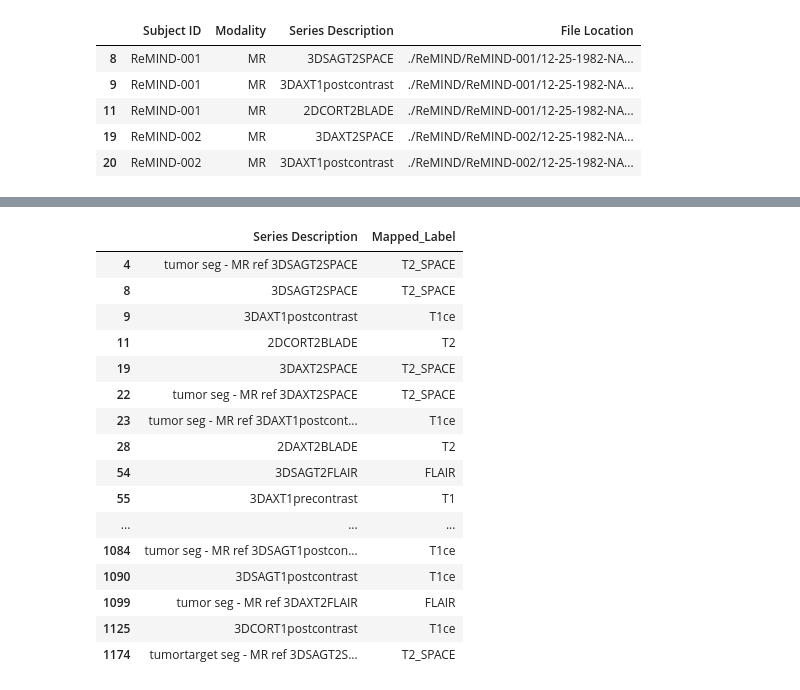
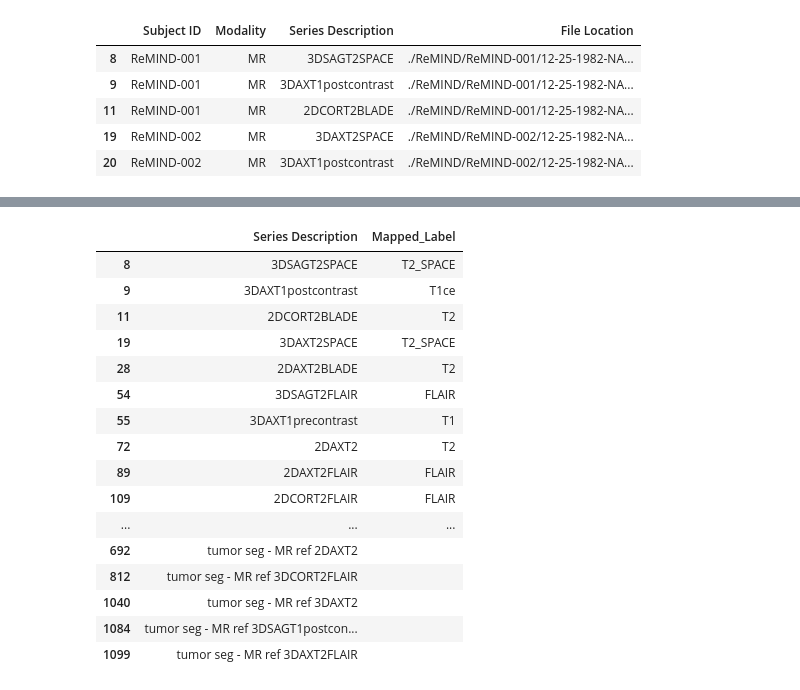
Before and after one commit to merve017/braintumorsegmentation, a Jupyter notebook: BrainSegmentation.ipynb, the cells around one changed output, grey strips where cells are left out. Drawn from its saved outputs; the diff is of its cells as text; code cells hidden in the pictures.

```diff
--- a/BrainSegmentation.ipynb
+++ b/BrainSegmentation.ipynb
@@ -607,0 +636,13 @@ Number of rows: 478
+# %%
+# Iterate through metadata, flagging MRIs that match the reference
+for index, row in metadata_cleaned.iterrows():
+    # Check if it's a tumor segmentation with a valid MRI reference
+    if row['MRI_Ref']:
+        # Find and flag the corresponding MRI entry
+        for i, r in metadata_cleaned.iterrows():
+            # Ensure same patient and the MRI reference matches the Series Description
+            if r['Subject ID'] == row['Subject ID'] and row['MRI_Ref'] in r['Series Description']:
+                metadata_cleaned.at[i, 'Flagged_for_Segmentation'] = True  # Flag the entry
+
+# Fill NaNs for unflagged entries in the new column
+metadata_cleaned['Flagged_for_Segmentation'] = metadata_cleaned['Flagged_for_Segmentation'].fillna(False)
@@ -630,42 +678,46 @@ metadata2[metadata2['Modality'] == 'MR'].groupby('Series Description').count()
 # %%
 def map_series_to_label(series_description):
-    # Convert to lower case for consistent comparison
-    series_description = series_description.lower()
+    series_description = series_description.lower()  # Convert to lower case
+
+    # Exclude conditions like 'tumor seg'
+    if 'tumor seg' in series_description:
+        return ''  # or return 'Exclude' or similar to indicate it should be excluded
 
     if "t1" in series_description and "postcontrast" in series_description:
-        return 'T1ce'  # T1 post-contrast
+        return 'T1ce'
     elif "t1" in series_description:
-        return 'T1'  # T1 (assuming no further distinction needed)
+        return 'T1'
     elif "t2" in series_description and "flair" in series_description:
-        return 'FLAIR'  # T2 FLAIR
+        return 'FLAIR'
     elif "t2" in series_description and "space" in series_description:
-        return 'T2_SPACE'  # T2 SPACE
+        return 'T2_SPACE'
     elif "t2" in series_description:
-        return 'T2'  # T2
+        return 'T2'
     else:
         return 'Other'  # Catch-all for any other series descriptions
 
+
 # Apply the mapping function to your metadata
-metadata2['Mapped_Label'] = metadata2['Series Description'].apply(map_series_to_label)
+metadata_cleaned['Mapped_Label'] = metadata_cleaned['Series Description'].apply(map_series_to_label)
 
 # Display the distinct mappings
-distinct_mappings = metadata2[['Series Description', 'Mapped_Label']].drop_duplicates()
+distinct_mappings = metadata_cleaned[['Series Description', 'Mapped_Label']].drop_duplicates()
 distinct_mappings
 # %% [output]
 |  | Series Description | Mapped_Label |
-| 4 | tumor seg - MR ref 3DSAGT2SPACE | T2_SPACE |
 | 8 | 3DSAGT2SPACE | T2_SPACE |
 | 9 | 3DAXT1postcontrast | T1ce |
 | 11 | 2DCORT2BLADE | T2 |
 | 19 | 3DAXT2SPACE | T2_SPACE |
-| 22 | tumor seg - MR ref 3DAXT2SPACE | T2_SPACE |
-| 23 | tumor seg - MR ref 3DAXT1postcont... | T1ce |
 | 28 | 2DAXT2BLADE | T2 |
 | 54 | 3DSAGT2FLAIR | FLAIR |
 | 55 | 3DAXT1precontrast | T1 |
+| 72 | 2DAXT2 | T2 |
+| 89 | 2DAXT2FLAIR | FLAIR |
+| 109 | 2DCORT2FLAIR | FLAIR |
 | ... | ... | ... |
-| 1084 | tumor seg - MR ref 3DSAGT1postcon... | T1ce |
-| 1090 | 3DSAGT1postcontrast | T1ce |
-| 1099 | tumor seg - MR ref 3DAXT2FLAIR | FLAIR |
-| 1125 | 3DCORT1postcontrast | T1ce |
-| 1174 | tumortarget seg - MR ref 3DSAGT2S... | T2_SPACE |
+| 692 | tumor seg - MR ref 2DAXT2 |  |
+| 812 | tumor seg - MR ref 3DCORT2FLAIR |  |
+| 1040 | tumor seg - MR ref 3DAXT2 |  |
+| 1084 | tumor seg - MR ref 3DSAGT1postcon... |  |
+| 1099 | tumor seg - MR ref 3DAXT2FLAIR |  |
```
Also changed, not shown: parts of 45 cells of this notebook, 1 other file.
